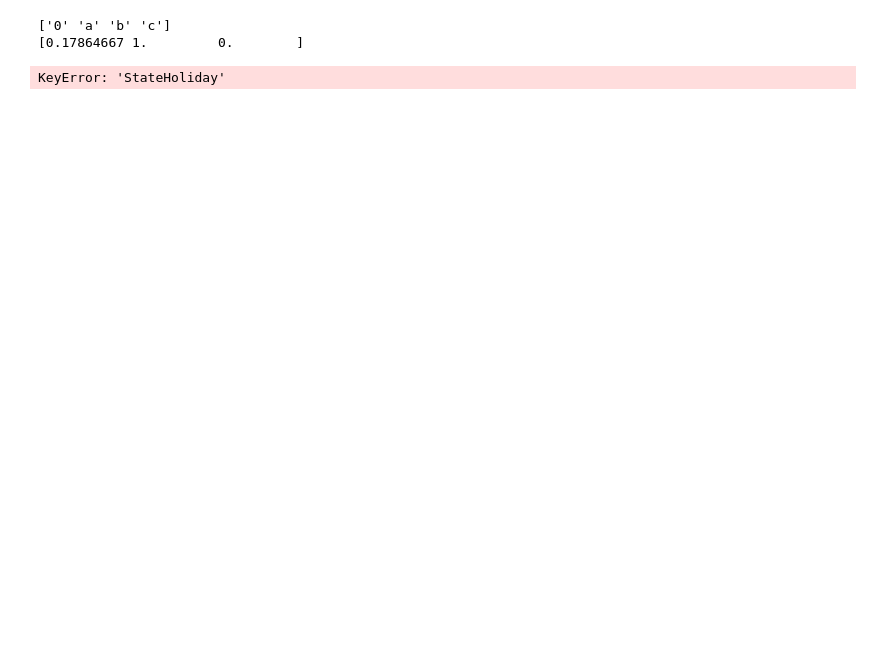
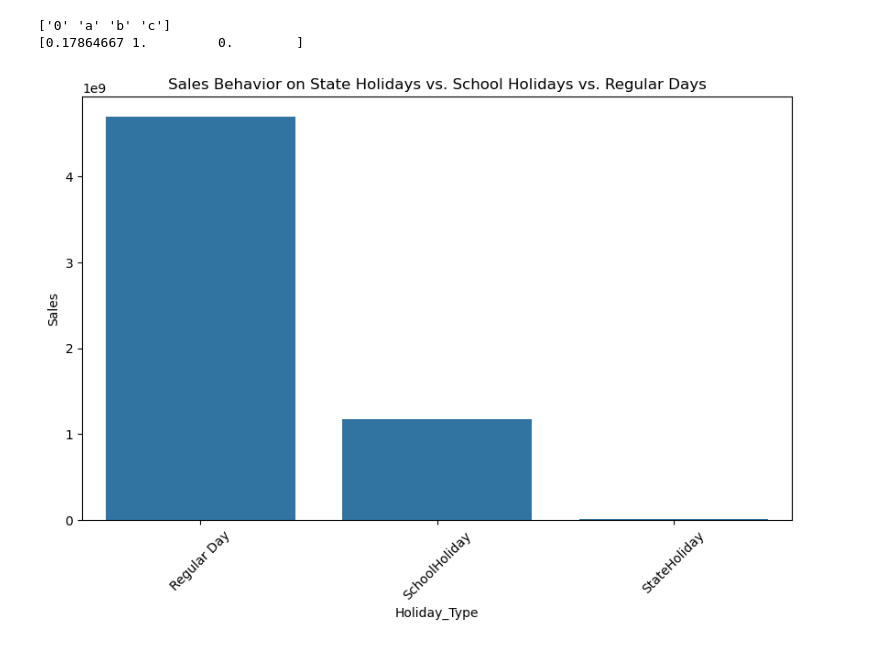
Before and after one commit to nadianesib4334/Rossman_phrmaceuticals, a Jupyter notebook: EDA.ipynb, the cells around one changed output. Drawn from its saved outputs; the diff is of its cells as text; code cells hidden in the pictures; blank space fills up the shorter version.

```diff
--- a/EDA.ipynb
+++ b/EDA.ipynb
@@ -832,12 +833,24 @@ print(merged_data['SchoolHoliday'].unique())
 # Create a new column to categorize sales behavior
 def categorize_holiday(row):
     if row['StateHoliday'] != '0':  # Any state holiday
-        return 'State Holiday'
+        return 'StateHoliday'
     elif row['SchoolHoliday'] == 1:  # Assuming SchoolHoliday is a binary indicator
-        return 'School Holiday'
+        return 'SchoolHoliday'
     else:
         return 'Regular Day'
 
-data['Holiday_Type'] = data.apply(categorize_holiday, axis=1)
+data['Holiday_Type'] = merged_data.apply(categorize_holiday, axis=1)
-# %% [output]
-KeyError: 'StateHoliday'
+# %%
+merged_data['Holiday_Type'] = merged_data.apply(categorize_holiday, axis=1)
+# %%
+sales_summary = merged_data.groupby('Holiday_Type')['Sales'].sum().reset_index()
+# %%
+plt.figure(figsize=(10, 6))
+sns.barplot(x='Holiday_Type', y='Sales', data=sales_summary)
+plt.title('Sales Behavior on State Holidays vs. School Holidays vs. Regular Days')
+plt.xlabel('Holiday_Type')
+plt.ylabel('Sales')
+plt.xticks(rotation=45)
+plt.show()
+# %% [output]
+[figure, added]
```
Also changed, not shown: parts of 59 cells of this notebook.
